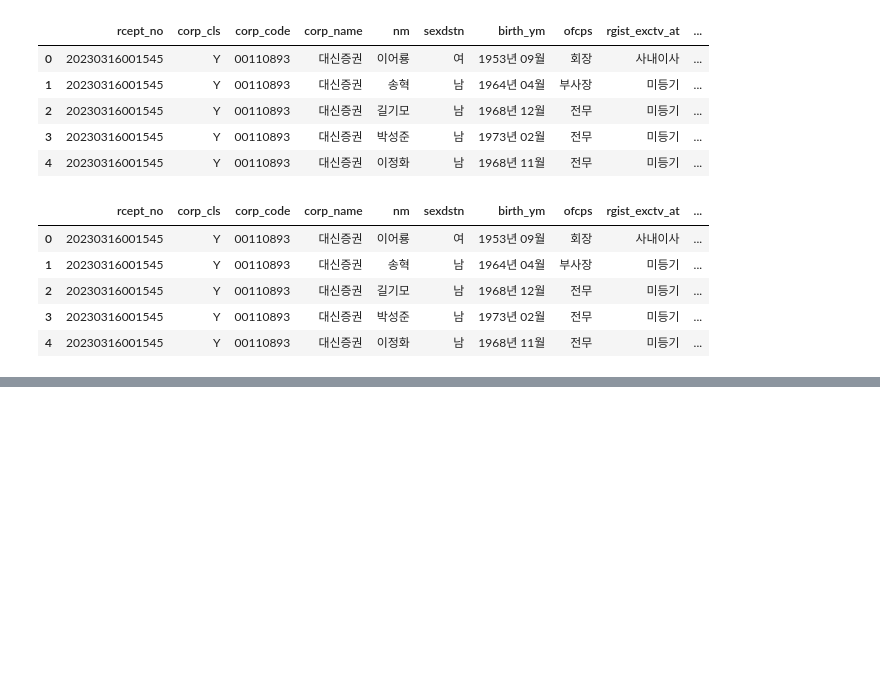
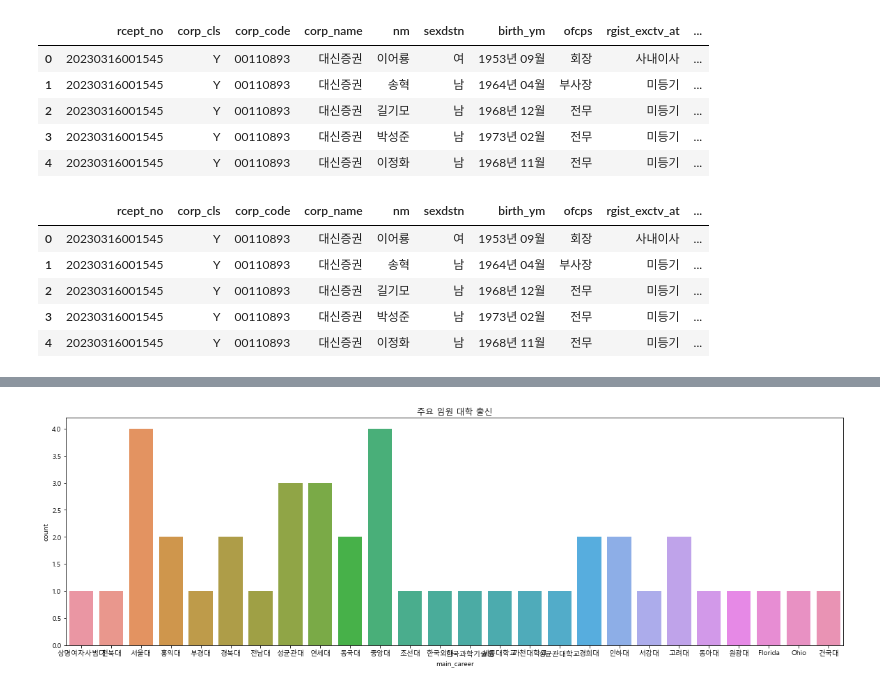
Before and after one commit to ESGcompetition/network-analysis, a Jupyter notebook: dasin.ipynb, the cells around one changed output, grey strips where cells are left out. Cells and saved outputs as stored; diff of their text form; code cells hidden in the pictures; blank space fills up the shorter version.

```diff
--- a/dasin.ipynb
+++ b/dasin.ipynb
@@ -101,0 +161,11 @@ Graph with 68 nodes and 42 edges
+# %%
+import seaborn as sns
+
+plt.figure(figsize=(20, 6))
+
+sns.countplot(x='main_career', data=daishin_im, orient='v')
+
+plt.title('주요 임원 대학 출신')
+plt.show()
+# %% [output]
+[figure, added]
```
Also changed, not shown: parts of 8 cells of this notebook, 11 other files.
